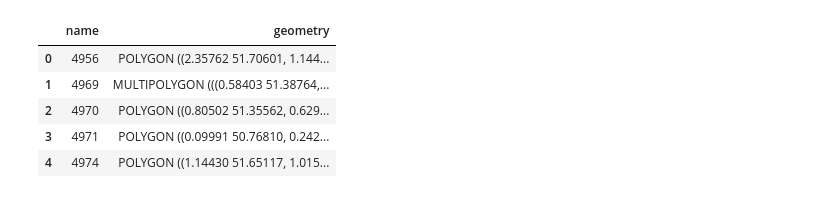
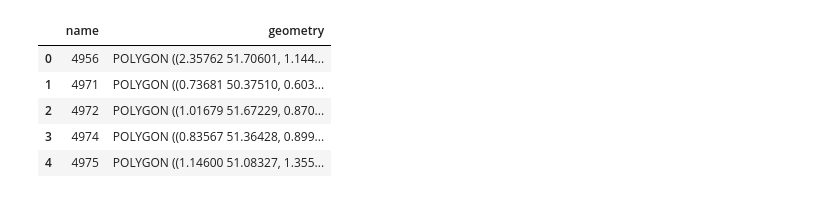
Before and after one commit to LukasFrankenQ/LMP, a Jupyter notebook: notebooks/get_output_data.ipynb, the cells around one changed output. Drawn from its saved outputs; the diff is of its cells as text; code cells hidden in the pictures.

```diff
--- a/notebooks/get_output_data.ipynb
+++ b/notebooks/get_output_data.ipynb
@@ -12,14 +12,14 @@ fn = "network_s_nodal_solved.nc"
 datadir = '{}_{}'
 root = Path.cwd().parent / "resources" / "live_data"
 # %%
-gpd.read_file(root / datadir.format("2024-03-07", 4) / "regions_offshore_s.geojson").head()
+gpd.read_file(root / datadir.format("2024-01-07", 4) / "regions_offshore_s.geojson").head()
 # %% [output]
 |  | name | geometry |
 | 0 | 4956 | POLYGON ((2.35762 51.70601, 1.144... |
-| 1 | 4969 | MULTIPOLYGON (((0.58403 51.38764,... |
-| 2 | 4970 | POLYGON ((0.80502 51.35562, 0.629... |
-| 3 | 4971 | POLYGON ((0.09991 50.76810, 0.242... |
-| 4 | 4974 | POLYGON ((1.14430 51.65117, 1.015... |
+| 1 | 4971 | POLYGON ((0.73681 50.37510, 0.603... |
+| 2 | 4972 | POLYGON ((1.01679 51.67229, 0.870... |
+| 3 | 4974 | POLYGON ((0.83567 51.36428, 0.899... |
+| 4 | 4975 | POLYGON ((1.14600 51.08327, 1.355... |
 # %%
 def fix_snaps(df, date, period):
     df.index = [pd.Timestamp(date) + (period - 1) * pd.Timedelta(f'30min')]
```
Also changed, not shown: parts of 10 cells of this notebook, 1 other file.
